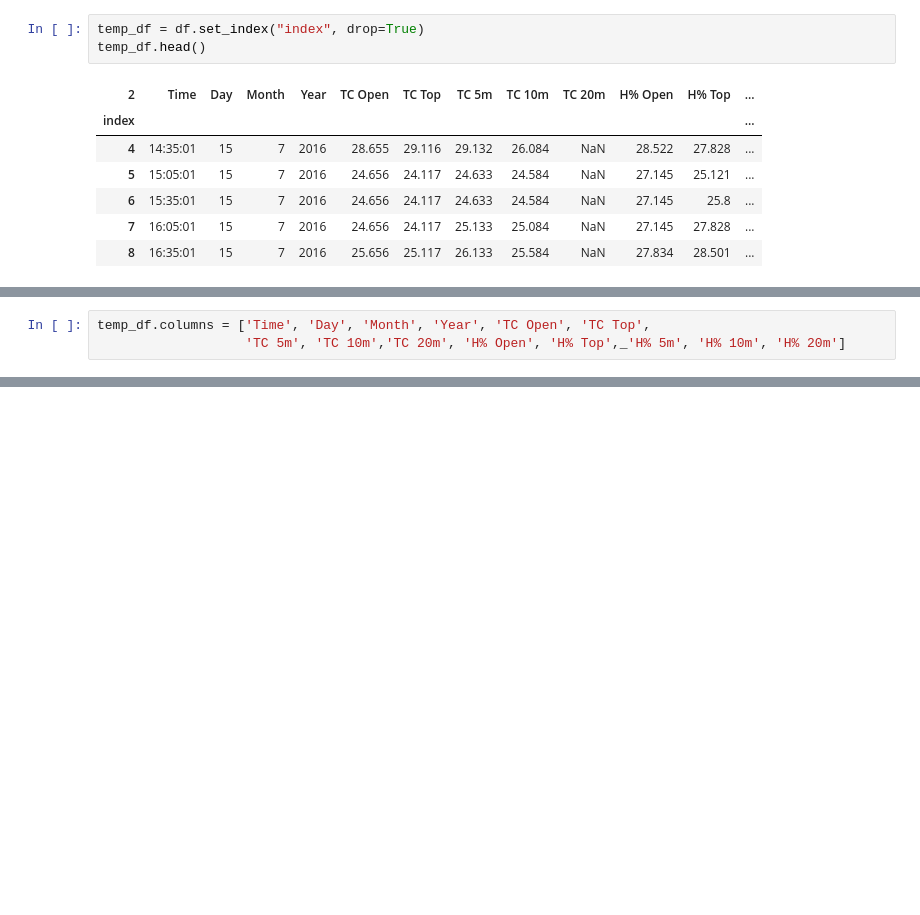
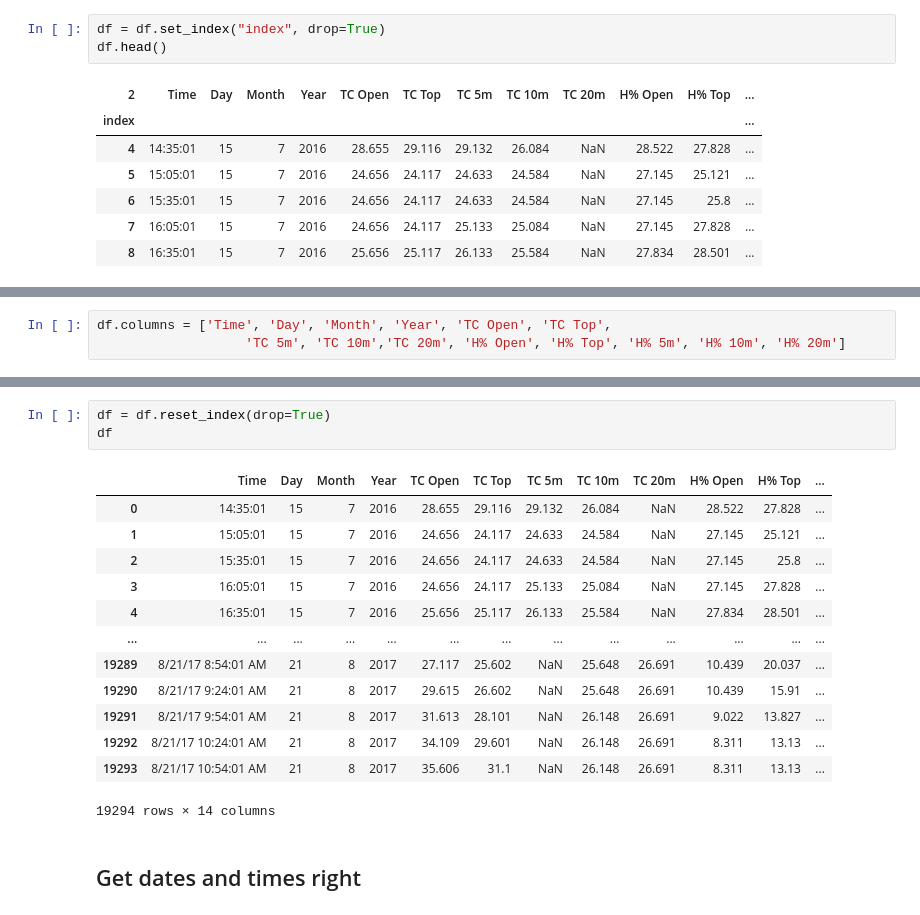
Before and after one commit to Namibnat/hope_mine_data, a Jupyter notebook: notebooks/data_cleaning.ipynb, the cells around one changed output, grey strips where cells are left out. Drawn from its saved outputs; the diff is of its cells as text; blank space fills up the shorter version.

Commit message:
Tackling cleaning data: Date and Time

```diff
--- a/notebooks/data_cleaning.ipynb
+++ b/notebooks/data_cleaning.ipynb
@@ -60,8 +61,8 @@ df.head()
 
 There are two index columns.  Set the column "index" as the actual index, and drop the other one
 # %%
-temp_df = df.set_index("index", drop=True)
-temp_df.head()
+df = df.set_index("index", drop=True)
+df.head()
 # %% [output]
 | 2 | Time | Day | Month | Year | TC Open | TC Top | TC 5m | TC 10m | TC 20m | H% Open | H% Top | ... |
 | index |  |  |  |  |  |  |  |  |  |  |  | ... |
@@ -77,6 +78,6 @@ Index(['Time', 'Day', 'Month', 'Year', 'TC Open', 'TC Top', 'TC 5m', 'TC 10m',
        'TC 20m', 'H% Open', 'H% Top', 'H% 5m', 'H% 10m', 'H% 20m'],
       dtype='object', name=2)
 # %%
-temp_df.columns = ['Time', 'Day', 'Month', 'Year', 'TC Open', 'TC Top',
-                   'TC 5m', 'TC 10m','TC 20m', 'H% Open', 'H% Top',_'H% 5m', 'H% 10m', 'H% 20m']
+df.columns = ['Time', 'Day', 'Month', 'Year', 'TC Open', 'TC Top',
+                   'TC 5m', 'TC 10m','TC 20m', 'H% Open', 'H% Top', 'H% 5m', 'H% 10m', 'H% 20m']
 # %%
@@ -89,3 +90,22 @@ temp_df.head()
 | 6 | 15:35:01 | 15 | 7 | 2016 | 24.656 | 24.117 | 24.633 | 24.584 | NaN | 27.145 | 25.8 | ... |
 | 7 | 16:05:01 | 15 | 7 | 2016 | 24.656 | 24.117 | 25.133 | 25.084 | NaN | 27.145 | 27.828 | ... |
 | 8 | 16:35:01 | 15 | 7 | 2016 | 25.656 | 25.117 | 26.133 | 25.584 | NaN | 27.834 | 28.501 | ... |
+# %%
+df = df.reset_index(drop=True)
+df
+# %% [output]
+|  | Time | Day | Month | Year | TC Open | TC Top | TC 5m | TC 10m | TC 20m | H% Open | H% Top | ... |
+| 0 | 14:35:01 | 15 | 7 | 2016 | 28.655 | 29.116 | 29.132 | 26.084 | NaN | 28.522 | 27.828 | ... |
+| 1 | 15:05:01 | 15 | 7 | 2016 | 24.656 | 24.117 | 24.633 | 24.584 | NaN | 27.145 | 25.121 | ... |
+| 2 | 15:35:01 | 15 | 7 | 2016 | 24.656 | 24.117 | 24.633 | 24.584 | NaN | 27.145 | 25.8 | ... |
+| 3 | 16:05:01 | 15 | 7 | 2016 | 24.656 | 24.117 | 25.133 | 25.084 | NaN | 27.145 | 27.828 | ... |
+| 4 | 16:35:01 | 15 | 7 | 2016 | 25.656 | 25.117 | 26.133 | 25.584 | NaN | 27.834 | 28.501 | ... |
+| ... | ... | ... | ... | ... | ... | ... | ... | ... | ... | ... | ... | ... |
+| 19289 | 8/21/17 8:54:01 AM | 21 | 8 | 2017 | 27.117 | 25.602 | NaN | 25.648 | 26.691 | 10.439 | 20.037 | ... |
+| 19290 | 8/21/17 9:24:01 AM | 21 | 8 | 2017 | 29.615 | 26.602 | NaN | 25.648 | 26.691 | 10.439 | 15.91 | ... |
+| 19291 | 8/21/17 9:54:01 AM | 21 | 8 | 2017 | 31.613 | 28.101 | NaN | 26.148 | 26.691 | 9.022 | 13.827 | ... |
+| 19292 | 8/21/17 10:24:01 AM | 21 | 8 | 2017 | 34.109 | 29.601 | NaN | 26.148 | 26.691 | 8.311 | 13.13 | ... |
+| 19293 | 8/21/17 10:54:01 AM | 21 | 8 | 2017 | 35.606 | 31.1 | NaN | 26.148 | 26.691 | 8.311 | 13.13 | ... |
+19294 rows × 14 columns
+# %% [markdown]
+## Get dates and times right
```
Also changed, not shown: parts of 10 cells of this notebook.
